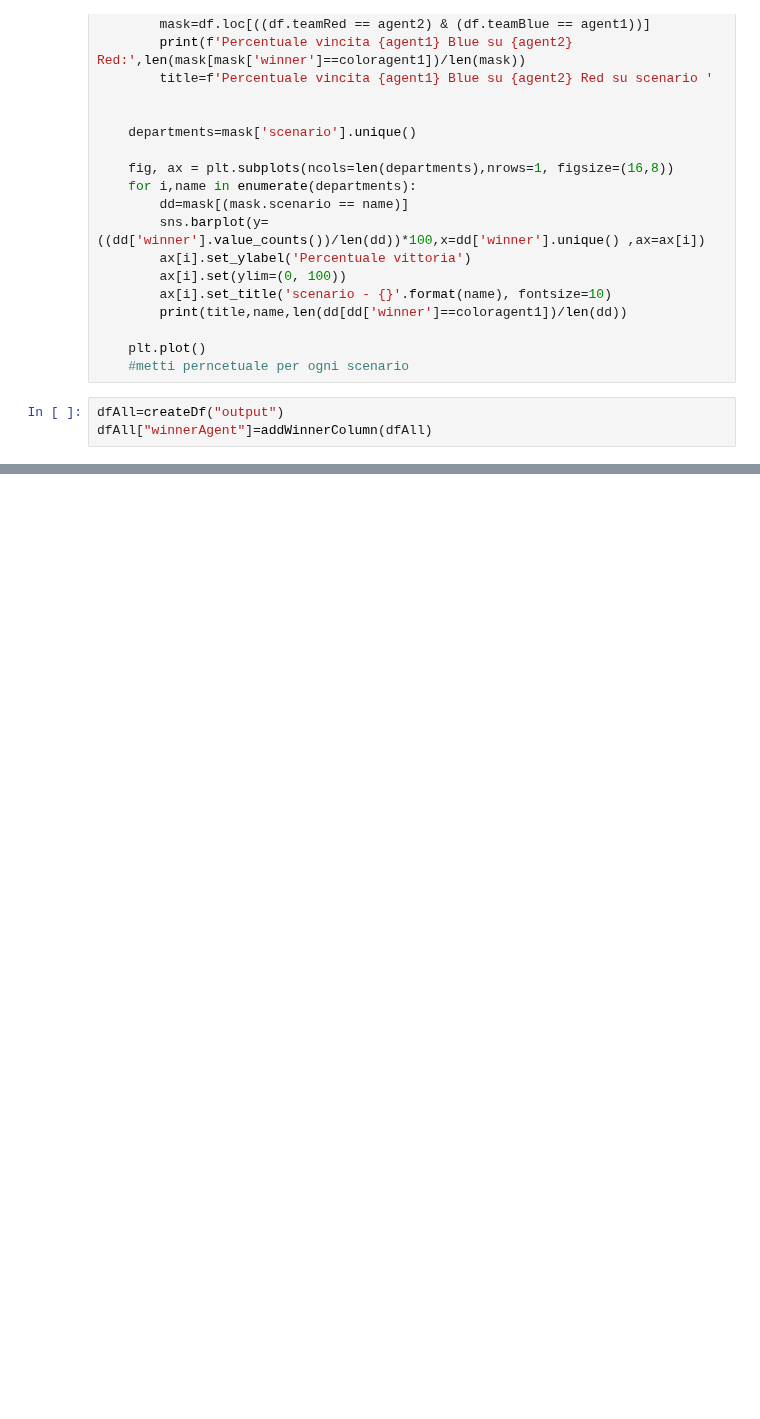
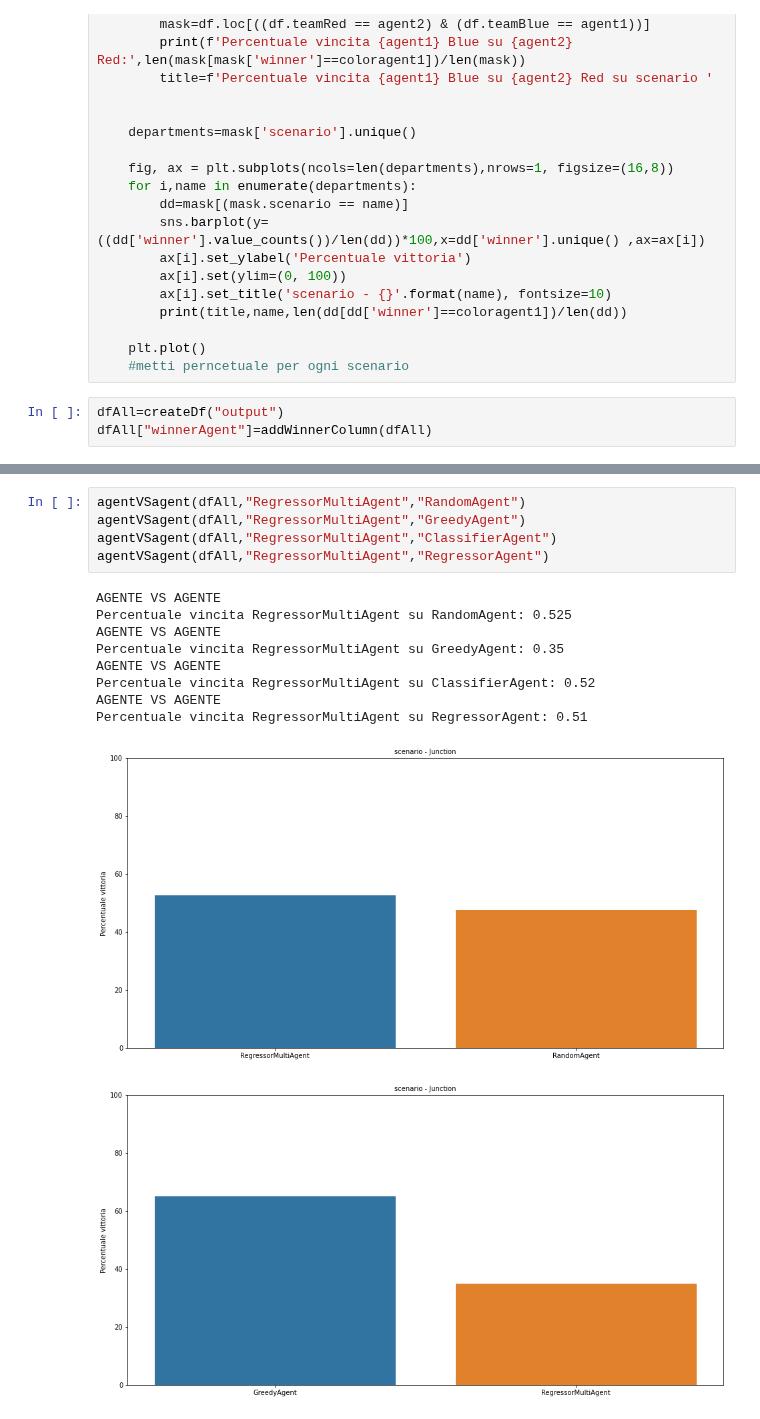
Before and after one commit to IDSIA/NewTechnoWar, a Jupyter notebook: code/notebooks/AnalisiAgenteRegressore.ipynb, the cells around one changed output, grey strips where cells are left out. Saved outputs shown, nothing was run; the diff lists cells and outputs as text; blank space fills up the shorter version.

```diff
--- a/code/notebooks/AnalisiAgenteRegressore.ipynb
+++ b/code/notebooks/AnalisiAgenteRegressore.ipynb
@@ -155,0 +195,16 @@ agentVSagentColor(dfAll,"RegressorAgent","GreedyAgent","blue")
+# %%
+agentVSagent(dfAll,"RegressorMultiAgent","RandomAgent")
+agentVSagent(dfAll,"RegressorMultiAgent","GreedyAgent")
+agentVSagent(dfAll,"RegressorMultiAgent","ClassifierAgent")
+agentVSagent(dfAll,"RegressorMultiAgent","RegressorAgent")
+# %% [output]
+AGENTE VS AGENTE
+Percentuale vincita RegressorMultiAgent su RandomAgent: 0.525
+AGENTE VS AGENTE
+Percentuale vincita RegressorMultiAgent su GreedyAgent: 0.35
+AGENTE VS AGENTE
+Percentuale vincita RegressorMultiAgent su ClassifierAgent: 0.52
+AGENTE VS AGENTE
+Percentuale vincita RegressorMultiAgent su RegressorAgent: 0.51
+[figure, added]
+[figure, added]
```
Also changed, not shown: parts of 5 cells of this notebook, 4 other files.
